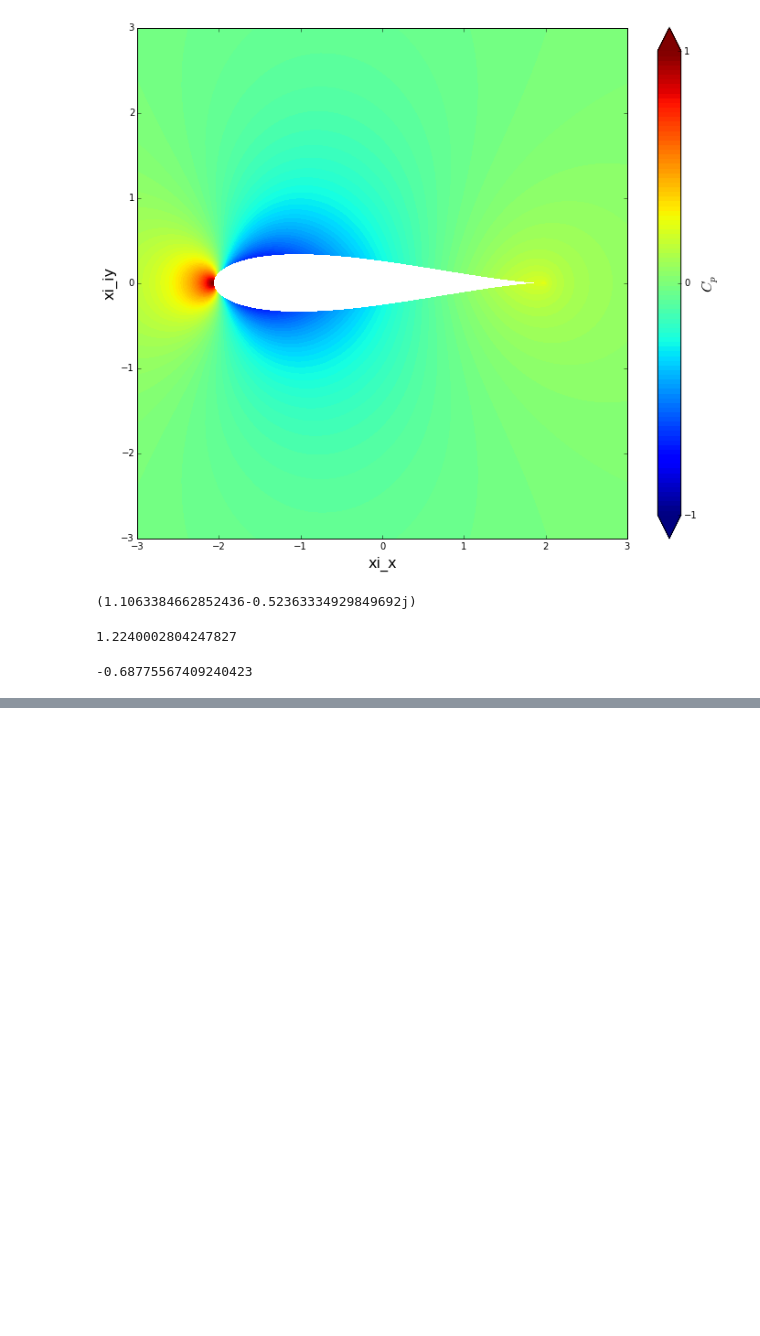
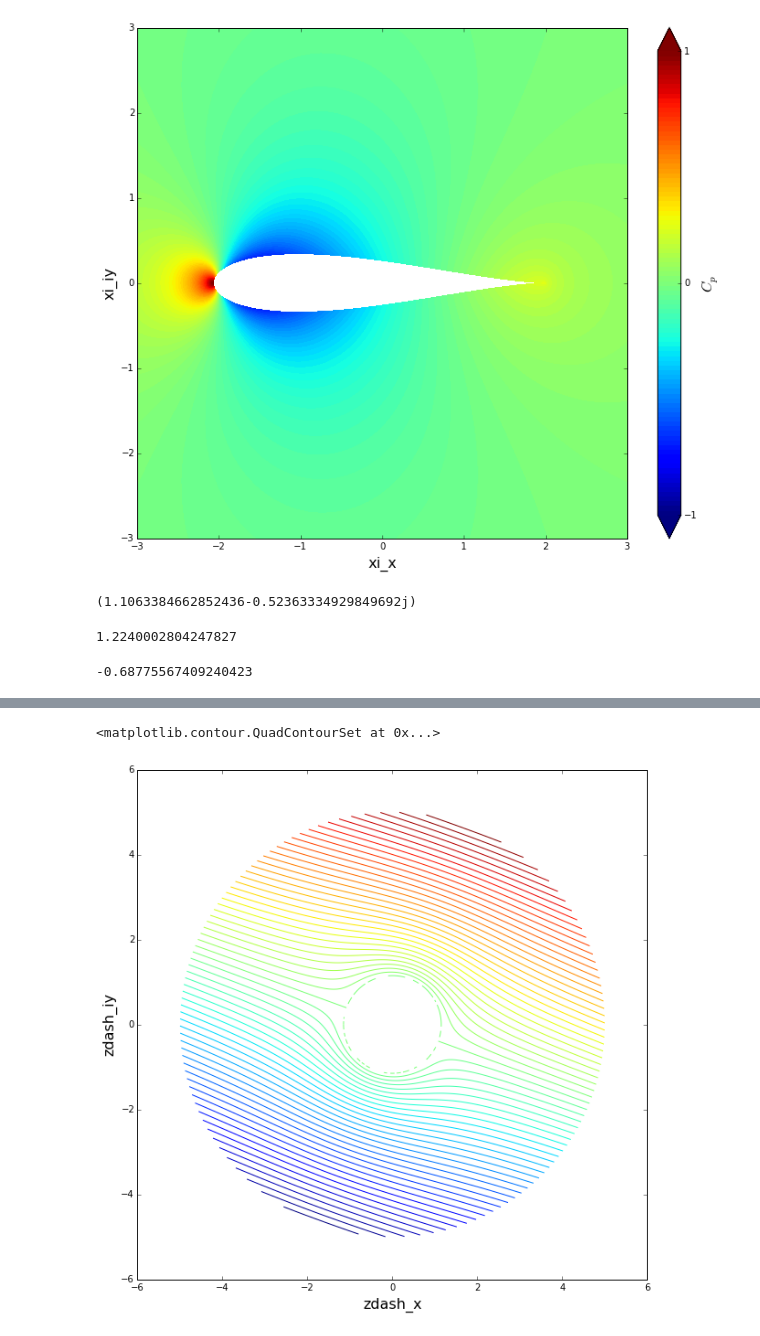
Before and after one commit to chiseler/AeroPython, a Jupyter notebook: lessons/nd_06_Lesson06_Assignment.ipynb, the cells around one changed output, grey strips where cells are left out. Drawn from its saved outputs; the diff is of its cells as text; code cells hidden in the pictures; blank space fills up the shorter version.

```diff
--- a/lessons/nd_06_Lesson06_Assignment.ipynb
+++ b/lessons/nd_06_Lesson06_Assignment.ipynb
@@ -441,0 +469,12 @@ np.nanmin(cp_ξ)
+# %%
+# plotting the contour lines of stream function on the z' plane
+size = 10
+plt.figure(figsize=(size, size))
+plt.xlabel('zdash_x', fontsize=16)
+plt.ylabel('zdash_iy', fontsize=16)
+plt.xlim(-6, 6)
+plt.ylim(-6, 6)
+plt.contour(x_dash,y_dash,psi, 80)
+# %% [output]
+<matplotlib.contour.QuadContourSet at 0x...>
+[figure, added]
```
Also changed, not shown: parts of 41 cells of this notebook.
